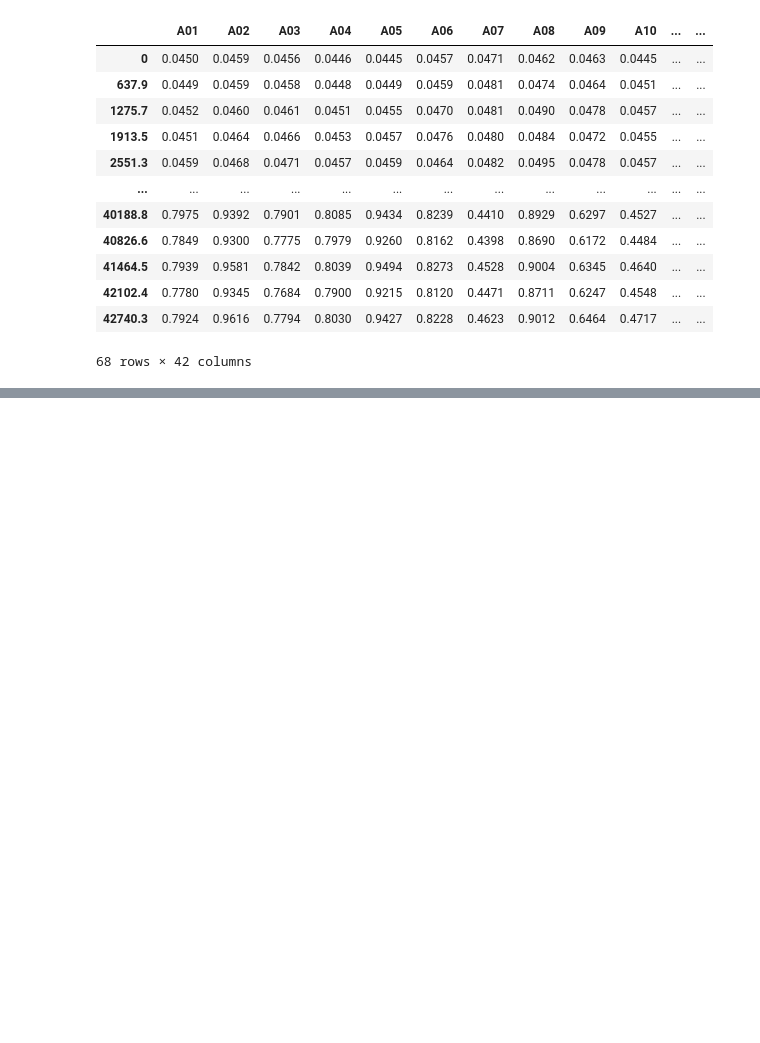
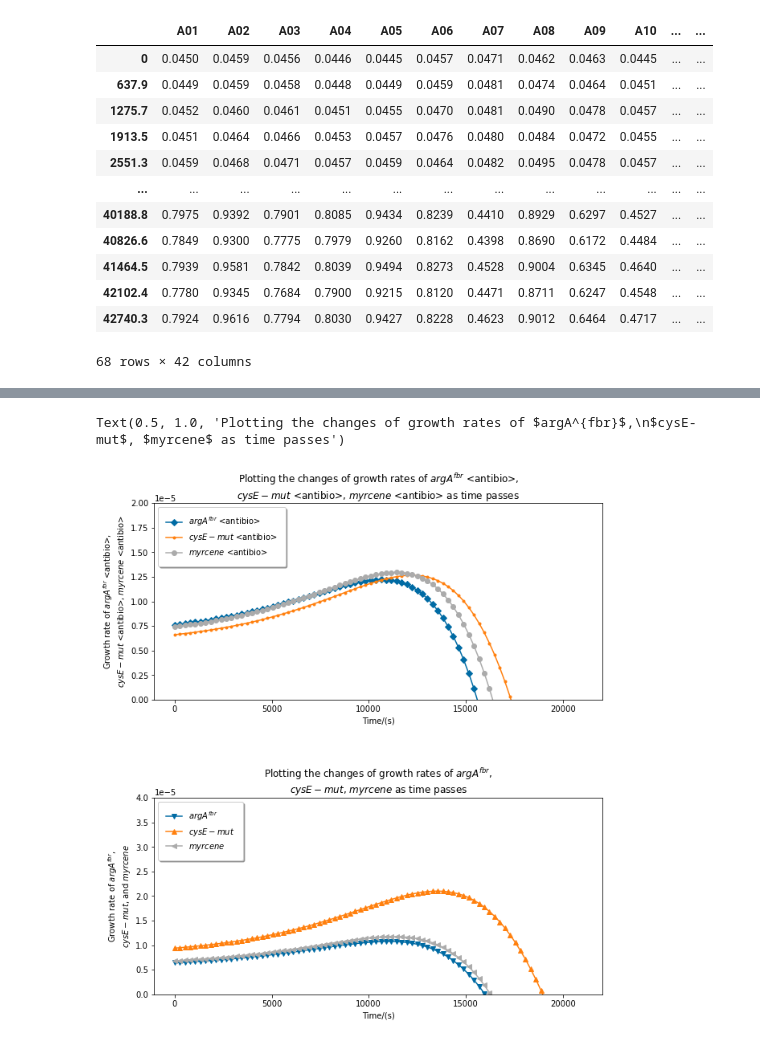
Before and after one commit to jasonliuuu/igem-model, a Jupyter notebook: main.ipynb, the cells around one changed output, grey strips where cells are left out. Saved outputs shown, nothing was run; the diff lists cells and outputs as text; code cells hidden in the pictures; blank space fills up the shorter version.

Commit message:
made adjustments

```diff
--- a/main.ipynb
+++ b/main.ipynb
@@ -364,3 +126,0 @@ def objective(params):
-# %%
-k = objective([1.,1])
-k
@@ -453,0 +250,35 @@ minimize(lambda :, -1)
+# %%
+k1, k2, k3, k4, k5, k6 = ret_data['k']
+t = np.linspace(0,21000,80)
+zero = np.linspace(0,0,1000)
+quick_logistic = lambda t,scale=1:scale*logistic(t, ret_data['a'][0],ret_data['k'][0], ret_data['N_m'][0], ret_data['offset'][0])
+
+derivative = lambda t,i,k1,k2,k3,scale=1: k1 * quick_logistic(t,scale) * (1- quick_logistic(t,scale)/ret_data['N_m'][i]-(k2/k1)*(quick_logistic(t,scale)/ret_data['N_m'][i])-(k3/k1)*(quick_logistic(t,scale)/ret_data['N_m'][i]))
+
+
+fig = plt.figure(figsize=(10, 18))
+plt.subplots_adjust(hspace=0.5)
+
+ax1 = fig.add_subplot(3,1,1)
+
+ax1.set_ylim(0,0.00002)
+ax1.plot(t, derivative(t,0,k1,k2,k3),marker = next(markers),label='$argA^{fbr}$ <antibio>')
+ax1.plot(t, derivative(t,1,k2,k1,k3),marker = next(markers),label='$cysE-mut$ <antibio>')
+ax1.plot(t, derivative(t,2,k3,k1,k2),marker = next(markers),label='$myrcene$ <antibio>')
+leg = ax1.legend(loc='upper left',fancybox=True, framealpha=1, shadow=True, borderpad=1);
+ax1.set_xlabel('Time/(s)')
+ax1.set_ylabel("Growth rate of $argA^{fbr}$ <antibio>,\n$cysE-mut$ <antibio>, $myrcene$ <antibio>")
+ax1.set_title("Plotting the changes of growth rates of $argA^{fbr}$ <antibio>,\n$cysE-mut$ <antibio>, $myrcene$ <antibio> as time passes")
+
+ax2 = fig.add_subplot(3,1,2)
+ax2.set_ylim(0,0.00004)
+ax2.plot(t, derivative(t,3,k4,k5,k6),marker = next(markers),label='$argA^{fbr}$')
+ax2.plot(t, derivative(t,4,k5,k4,k6),marker = next(markers),label='$cysE-mut$')
+ax2.plot(t, derivative(t,5,k6,k4,k5),marker = next(markers),label='$myrcene$')
+leg = ax2.legend(loc='upper left',fancybox=True, framealpha=1, shadow=True, borderpad=1);
+ax2.set_xlabel('Time/(s)')
+ax2.set_ylabel("Growth rate of $argA^{fbr}$,\n$cysE-mut$, and $myrcene$")
+ax2.set_title("Plotting the changes of growth rates of $argA^{fbr}$,\n$cysE-mut$, $myrcene$ as time passes")
+# %% [output]
+Text(0.5, 1.0, 'Plotting the changes of growth rates of $argA^{fbr}$,\n$cysE-mut$, $myrcene$ as time passes')
+[figure, added]
```
Also changed, not shown: parts of 65 cells of this notebook, 14 other files.
